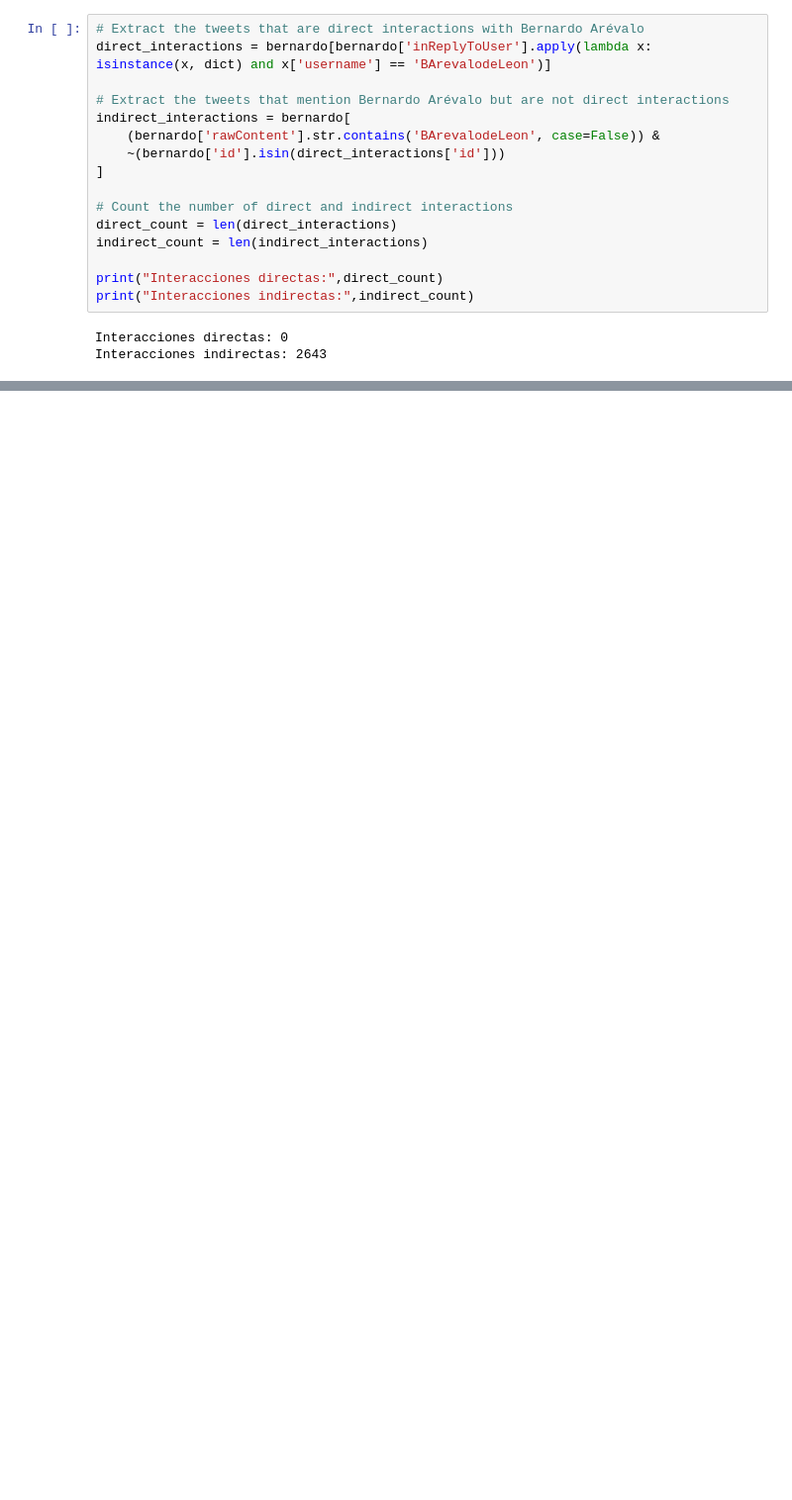
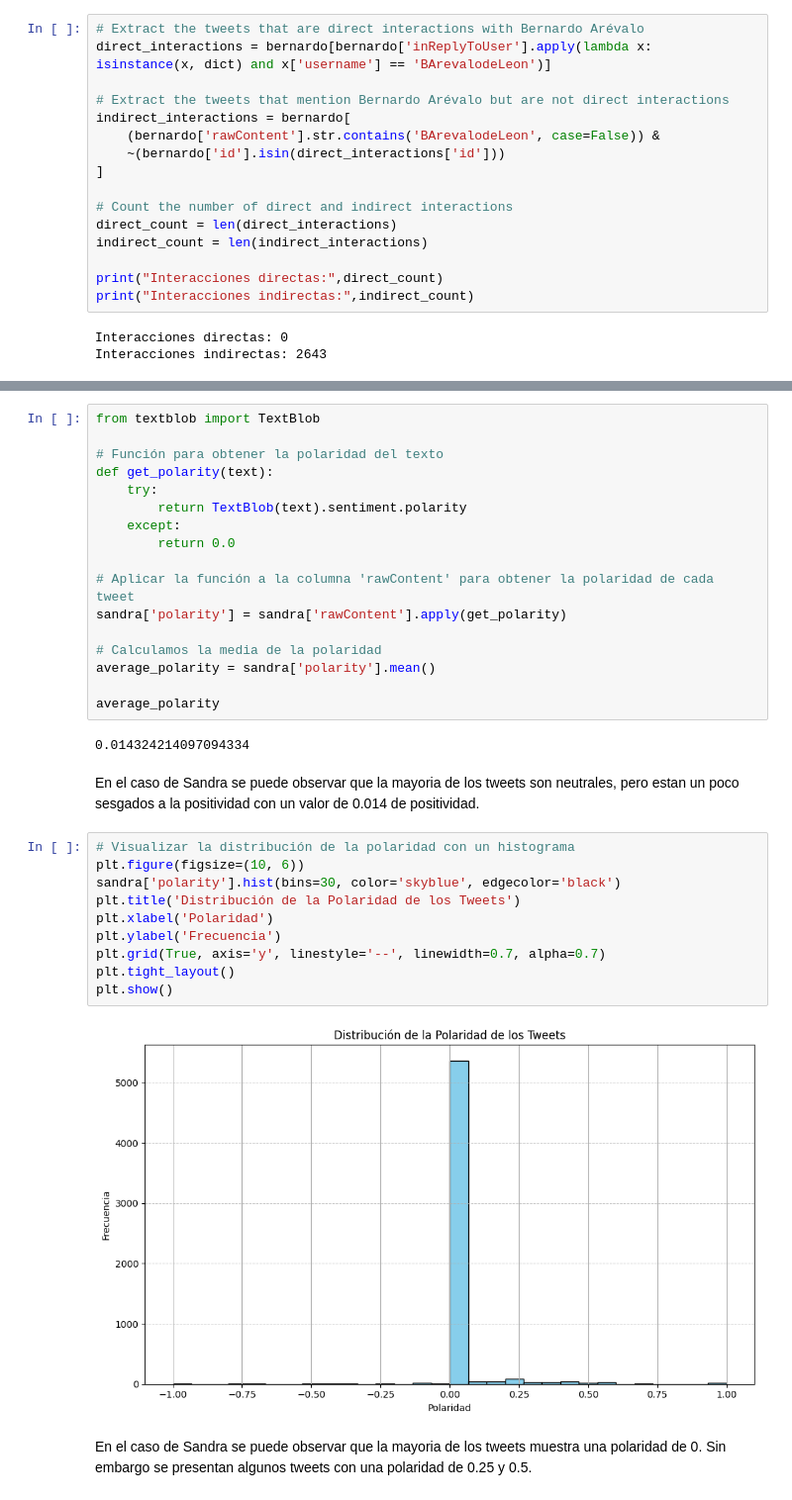
Before and after one commit to Manuel-Archila/Lab6_DS, a Jupyter notebook: Lab6.ipynb, the cells around one changed output, grey strips where cells are left out. Shown: that part at 99% size. Saved outputs shown, nothing was run; the diff lists cells and outputs as text; blank space fills up the shorter version.

Commit message:
Analisis Sandra Torres

```diff
--- a/Lab6.ipynb
+++ b/Lab6.ipynb
@@ -234,0 +257,35 @@ Como no se encontraron interacciones directas con Bernardo Arevalo se puede deci
+# %%
+from textblob import TextBlob
+
+# Función para obtener la polaridad del texto
+def get_polarity(text):
+    try:
+        return TextBlob(text).sentiment.polarity
+    except:
+        return 0.0
+
+# Aplicar la función a la columna 'rawContent' para obtener la polaridad de cada tweet
+sandra['polarity'] = sandra['rawContent'].apply(get_polarity)
+
+# Calculamos la media de la polaridad
+average_polarity = sandra['polarity'].mean()
+
+average_polarity
+# %% [output]
+0.014324214097094334
+# %% [markdown]
+En el caso de Sandra se puede observar que la mayoria de los tweets son neutrales, pero estan un poco sesgados a la positividad con un valor de 0.014 de positividad.
+# %%
+# Visualizar la distribución de la polaridad con un histograma
+plt.figure(figsize=(10, 6))
+sandra['polarity'].hist(bins=30, color='skyblue', edgecolor='black')
+plt.title('Distribución de la Polaridad de los Tweets')
+plt.xlabel('Polaridad')
+plt.ylabel('Frecuencia')
+plt.grid(True, axis='y', linestyle='--', linewidth=0.7, alpha=0.7)
+plt.tight_layout()
+plt.show()
+# %% [output]
+[figure, added]
+# %% [markdown]
+En el caso de Sandra se puede observar que la mayoria de los tweets muestra una polaridad de 0. Sin embargo se presentan algunos tweets con una polaridad de 0.25 y 0.5.
```
Also changed, not shown: parts of 9 cells of this notebook.
